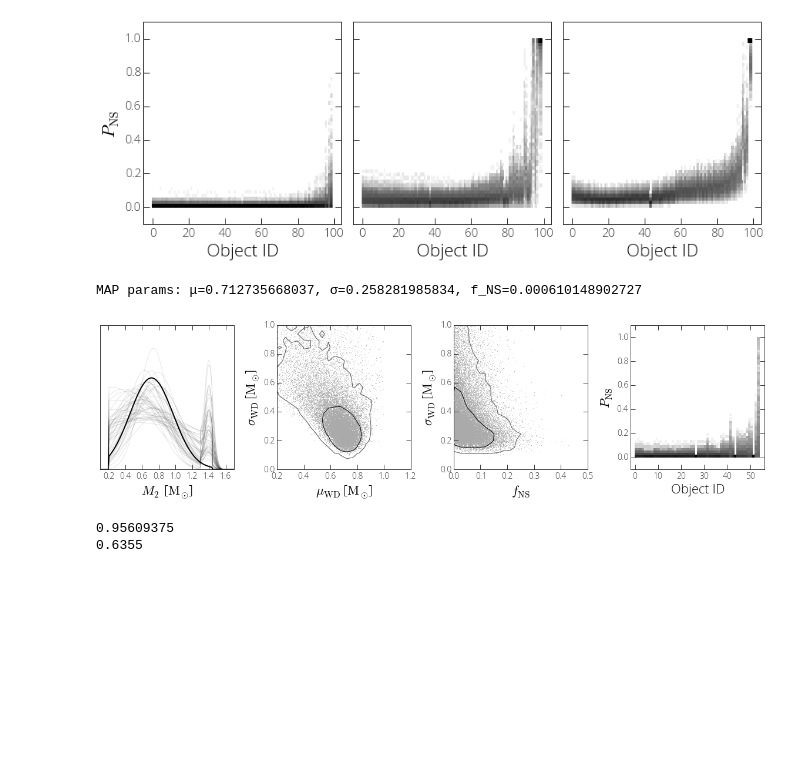
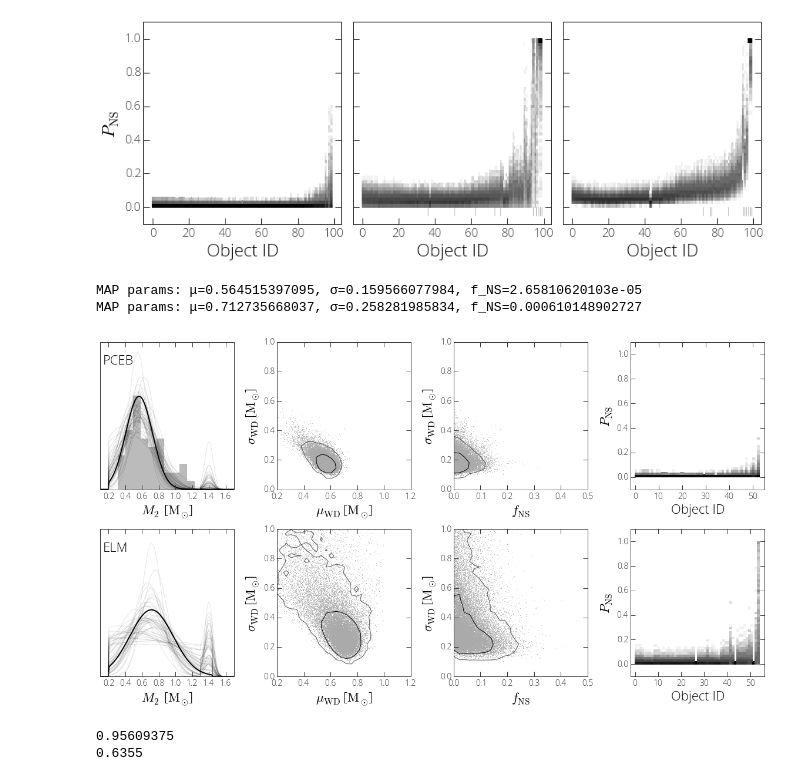
Before and after one commit to adrn/tilt-shift, a Jupyter notebook: notebooks/Paper figures.ipynb, the cells around one changed output. Drawn from its saved outputs; the diff is of its cells as text; code cells hidden in the pictures; blank space fills up the shorter version.

Commit message:
added new data set

```diff
--- a/notebooks/Paper figures.ipynb
+++ b/notebooks/Paper figures.ipynb
@@ -526,0 +597,3 @@ for i in range(ndim):
+# %%
+fig = triangle.corner(sampler_real_data_pceb.flatchain,
+                      labels=labels, extents=[(0,2),(0,2),(0,1)])
@@ -526,0 +602,7 @@ for i in range(ndim):
+# %%
+for i in range(ndim):
+    plt.figure()
+    for chain in sampler_real_data_pceb.chain[...,i]:
+        plt.plot(chain, marker=None, drawstyle='steps', alpha=0.2, color='k');
+    plt.ylabel(labels[i])
+    plt.ylim(*extents[i])
@@ -681,6 +767,14 @@ def fourth_panel(ax, data, sampler, plot_samples=False, mu_lim=(0.2,1.2), sigma_
     H,xedges,yedges = np.histogram2d(np.ravel(ids), np.ravel(pNSes), bins=(bins, np.linspace(0,1,50)))
     ax.pcolormesh(xedges, yedges, H.T, cmap='Greys', norm=mpl.colors.LogNorm())
 
+    if np.any(data['is_NS']):
+        NSs = np.arange(len(data['is_NS']))[data['is_NS'][data['mf'].argsort()]]
+        for ns_id in NSs:
+            ax.plot([ns_id,ns_id], [-0.05, 0.0], linewidth=0.5, alpha=0.8,
+                    marker=None, color='#666666')
+
+        #ax.axvline(ids[is_NS_sort].min())
+
     buff = int(len(data['mf'])*0.05)
     ax.set_xlim(-buff,len(data['mf'])+buff-1)
     ax.set_ylim(-0.1,1.1)
@@ -734,19 +906,28 @@ MAP params: μ=0.637431389421, σ=0.51369085816, f_NS=0.135591418137
 # %%
-fig,axes = plt.subplots(1,4,figsize=(16,4.5))
+fig,axes = plt.subplots(2,4,figsize=(16,9))
 
-four_panel(axes, elm_WD, sampler_real_data, plot_samples=True, known_m2=known_m2)
+four_panel(axes[0], pceb_MD, sampler_real_data_pceb, plot_samples=True) #, known_m2=known_m2)
+ymin,ymax = axes[0,0].get_ylim()
+axes[0,0].text(0.15, ymax - 0.15*(ymax-ymin), "PCEB".format(i+1), fontsize=22, fontweight=200)
+axes[0,0].hist(pceb_MD['M_wd'][~np.isnan(pceb_MD['M_wd'])], normed=True, color='#bbbbbb')
 
-axes[0].set_xlabel(r'$M_2$ [${\rm M}_\odot$]')
-axes[1].set_xlabel(r"$\mu_{\rm WD}$ [${\rm M}_\odot$]")
-axes[2].set_xlabel(r'$f_{\rm NS}$')
-# axes[3].set_xlabel(r'$m_f$ [${\rm M}_\odot$]')
-axes[3].set_xlabel(r'Object ID')
+four_panel(axes[1], elm_WD, sampler_real_data, plot_samples=True, known_m2=known_m2)
+ymin,ymax = axes[1,0].get_ylim()
+axes[1,0].text(0.15, ymax - 0.15*(ymax-ymin), "ELM".format(i+1), fontsize=22, fontweight=200)
+
+for i in [0,1]:
+    axes[i,0].set_xlabel(r'$M_2$ [${\rm M}_\odot$]')
+    axes[i,1].set_xlabel(r"$\mu_{\rm WD}$ [${\rm M}_\odot$]")
+    axes[i,2].set_xlabel(r'$f_{\rm NS}$')
+    # axes[3].set_xlabel(r'$m_f$ [${\rm M}_\odot$]')
+    axes[i,3].set_xlabel(r'Object ID')
 
 fig.tight_layout()
-# fig.savefig("../documents/letter/real-data.pdf")
+fig.savefig("../documents/letter/real-data.pdf")
 # %% [output]
+MAP params: μ=0.564515397095, σ=0.159566077984, f_NS=2.65810620103e-05
 MAP params: μ=0.712735668037, σ=0.258281985834, f_NS=0.000610148902727
-[figure, old version]
+[figure, new version]
 # %%
 real_f_NS = sampler.flatchain[:,2]
 print sum(real_f_NS < 0.2476) / len(real_f_NS)
```
Also changed, not shown: parts of 16 cells of this notebook, 1 other file.
